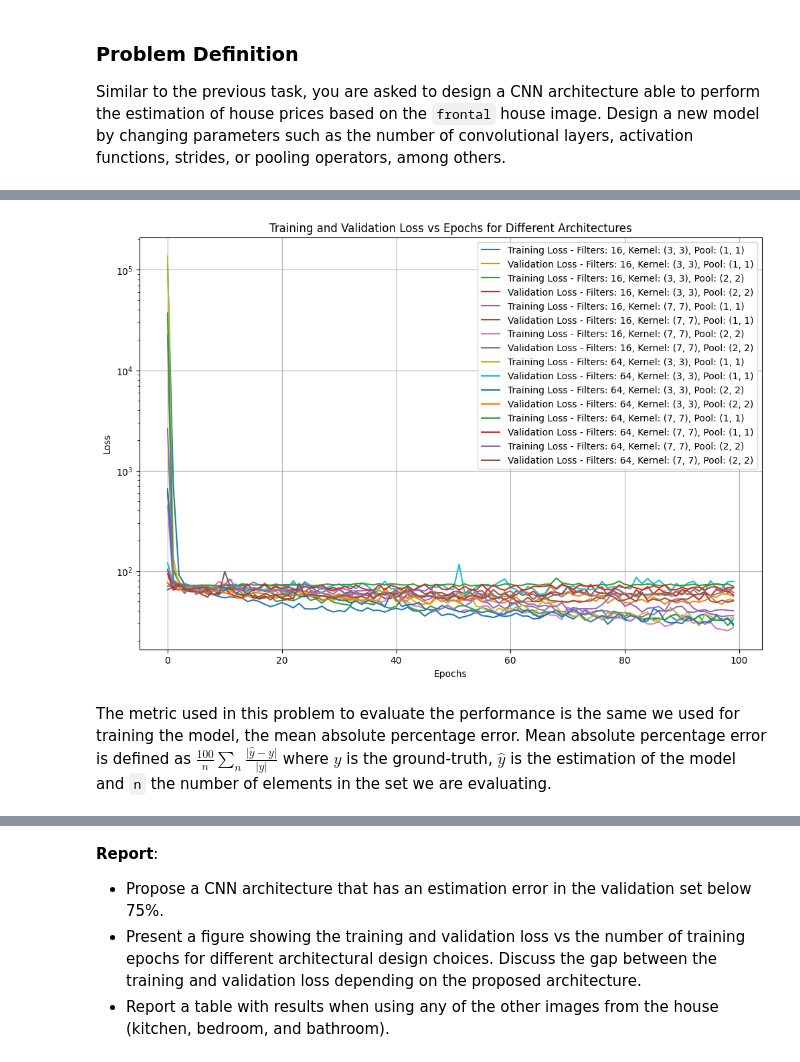
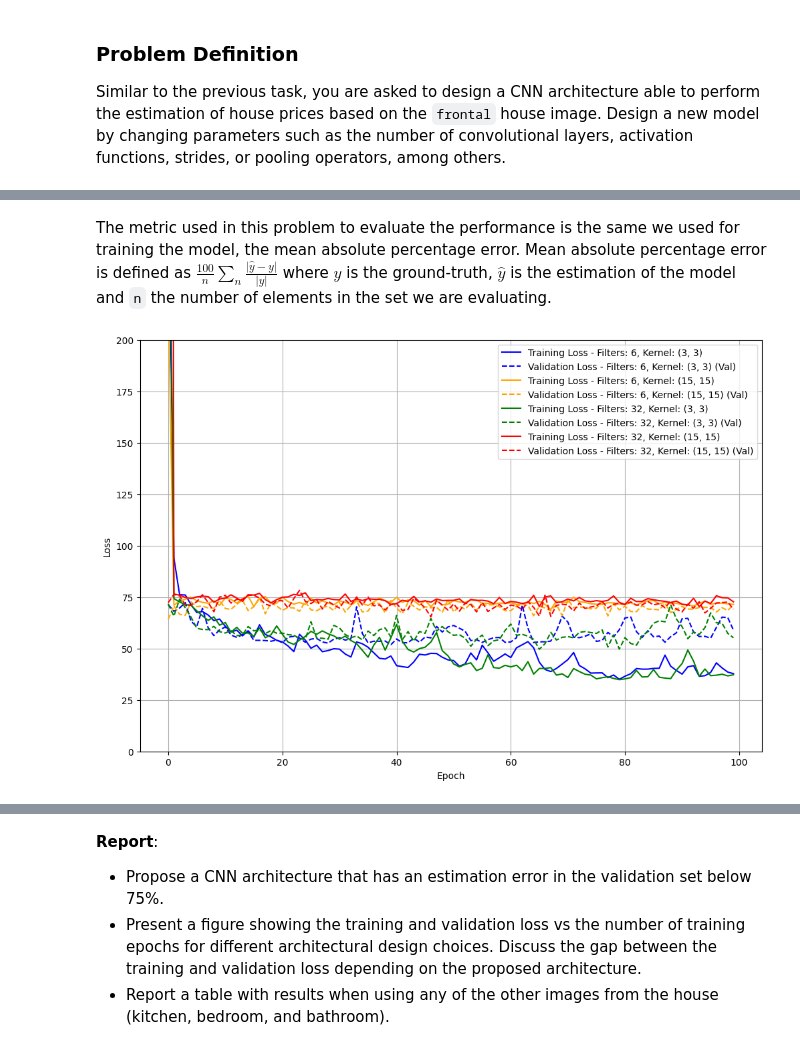
Before and after one commit to Utsav254/deep-learning-course, a Jupyter notebook: 02_CNN_Introduction.ipynb, the cells around one changed output, grey strips where cells are left out. Cells and saved outputs as stored; diff of their text form; code cells hidden in the pictures.

```diff
--- a/02_CNN_Introduction.ipynb
+++ b/02_CNN_Introduction.ipynb
@@ -912,16 +957,15 @@ def create_model(nb_filters, kernel_size, pool_size):
     return model
 
 # Combinations of hyperparameters to test
-filter_combinations = [16, 64]
-kernel_combinations = [(3, 3), (7, 7)]
-pool_combinations = [(1, 1), (2, 2)]
+filter_combinations = [6, 32]
+kernel_combinations = [(3, 3), (15, 15)]
+pool_size = (2, 2)
 
 # Store training and validation loss for each combination
 history_data = []
 
 for nb_filters in filter_combinations:
     for kernel_size in kernel_combinations:
-        for pool_size in pool_combinations:
             print(f"Training model with filters={nb_filters}, kernel_size={kernel_size}, pool_size={pool_size}")
             # Create and train the model
             model = create_model(nb_filters, kernel_size, pool_size)
@@ -942,3 +986,11 @@ plt.title('Training and Validation Loss vs Epochs for Different Architectures')
 plt.legend()
 plt.grid(True)
 plt.show()
+
+## filter size 7,7
+
+## nb filters = 16
+## loss 71.64226, valloss = 74.7085
+
+## nb filters = 64
+## lose = 70.5628, valloss = 70.6059
@@ -964,26 +997,39 @@ Epoch 100/100
-# %%
-import matplotlib.pyplot as plt
-
-plt.figure(figsize=(12, 8))
-
-# Loop through each model's history
-for data in history_data:
-    nb_filters, kernel_size, pool_size, history = data
-    # Plot training and validation loss for each combination
-    plt.plot(history.history['loss'], label=f'Training Loss - Filters: {nb_filters}, Kernel: {kernel_size}, Pool: {pool_size}')
-    plt.plot(history.history['val_loss'], label=f'Validation Loss - Filters: {nb_filters}, Kernel: {kernel_size}, Pool: {pool_size}')
-
-# Set the y-axis to logarithmic scale
-plt.yscale('log')
-
-# Adding labels and title
-plt.xlabel('Epochs')
-plt.ylabel('Loss')
-plt.title('Training and Validation Loss vs Epochs for Different Architectures')
-plt.legend()
-plt.grid(True)
-plt.show()
-# %% [output]
-[figure, removed]
 # %% [markdown]
 The metric used in this problem to evaluate the performance is the same we used for training the model, the mean absolute percentage error. Mean absolute percentage error is defined as $\frac{100}{n} \sum_n \frac{|\hat{y} - y|}{|y|}$ where $y$ is the ground-truth, $\hat{y}$ is the estimation of the model and `n` the number of elements in the set we are evaluating.
+# %%
+import matplotlib.pyplot as plt
+
+# Define four distinct colours for the pairs
+colours = ['blue', 'orange', 'green', 'red']
+
+plt.figure(figsize=(12, 8))
+
+# Loop through each pair and use the predefined colours
+for i, data in enumerate(history_data):
+    nb_filters, kernel_size, pool_size, history = data
+    current_colour = colours[i]  # Select the colour for the current pair
+
+    # Plot training loss (solid line)
+    plt.plot(
+        history.history['loss'],
+        linestyle='-',
+        color=current_colour,
+        label=f'Training Loss - Filters: {nb_filters}, Kernel: {kernel_size}'
+    )
+
+    # Plot validation loss (dotted line, same colour)
+    plt.plot(
+        history.history['val_loss'],
+        linestyle='--',
+        color=current_colour,
+        label=f'Validation Loss - Filters: {nb_filters}, Kernel: {kernel_size} (Val)'
+    )
+
+plt.ylim(top=200, bottom=0)
+plt.xlabel('Epoch')
+plt.ylabel('Loss')
+plt.legend()
+plt.grid(True)
+plt.show()
+# %% [output]
+[figure, added]
```
Also changed, not shown: parts of 13 cells of this notebook.
